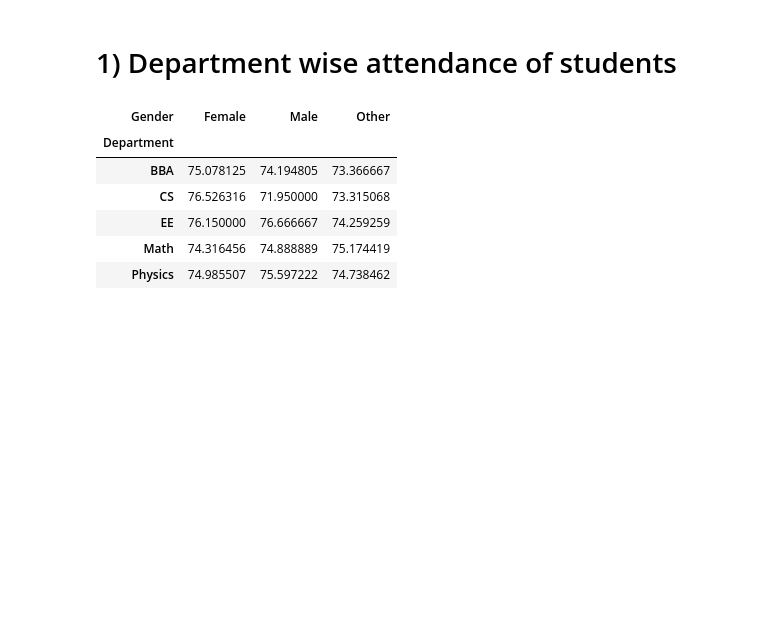
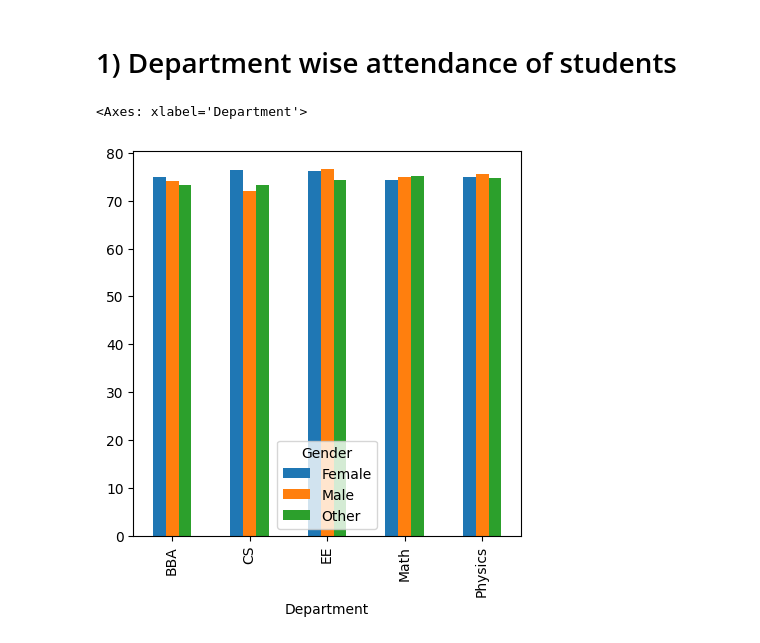
Before and after one commit to ameerrhamza/coding-practice, a Jupyter notebook: students_data_assignment/students_data_clean.ipynb, the cells around one changed output. Saved outputs shown, nothing was run; the diff lists cells and outputs as text; code cells hidden in the pictures; blank space fills up the shorter version.

```diff
--- a/students_data_assignment/students_data_clean.ipynb
+++ b/students_data_assignment/students_data_clean.ipynb
@@ -3,16 +3,12 @@
 # %%
 import numpy as np
 import pandas as pd
 import matplotlib.pyplot as plt
 
 df = pd.read_csv('/home/amh/Program/Python/dataset/student_data_clean.csv')
 
-df.pivot_table(index="Department", values="Attendance_Rate", columns='Gender', aggfunc="mean")
+dep_att = df.pivot_table(index="Department", values="Attendance_Rate", columns='Gender', aggfunc="mean")
+dep_att.plot(kind='bar', figsize=(5, 5))
 # %% [output]
-| Gender | Female | Male | Other |
-| Department |  |  |  |
-| BBA | 75.078125 | 74.194805 | 73.366667 |
-| CS | 76.526316 | 71.950000 | 73.315068 |
-| EE | 76.150000 | 76.666667 | 74.259259 |
-| Math | 74.316456 | 74.888889 | 75.174419 |
-| Physics | 74.985507 | 75.597222 | 74.738462 |
+<Axes: xlabel='Department'>
+[figure, added]
```
Also changed, not shown: parts of 6 cells of this notebook, 4 other files.
